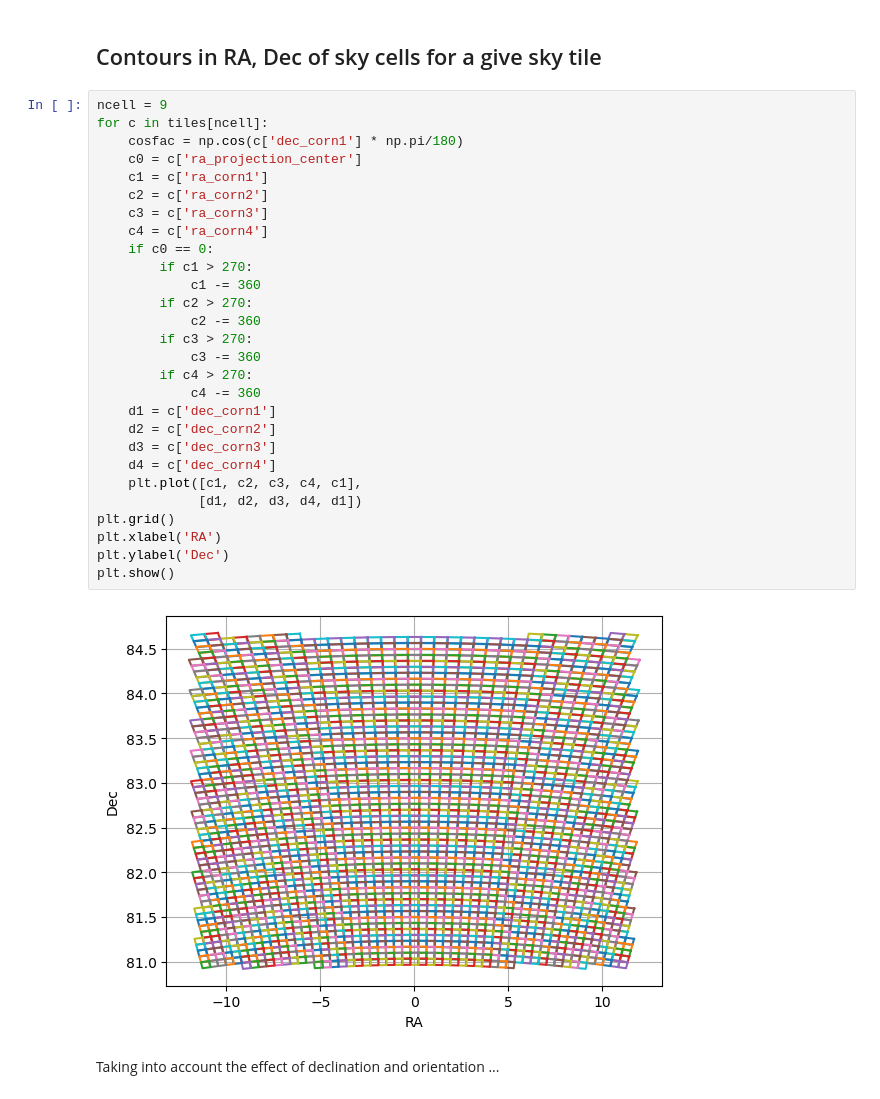
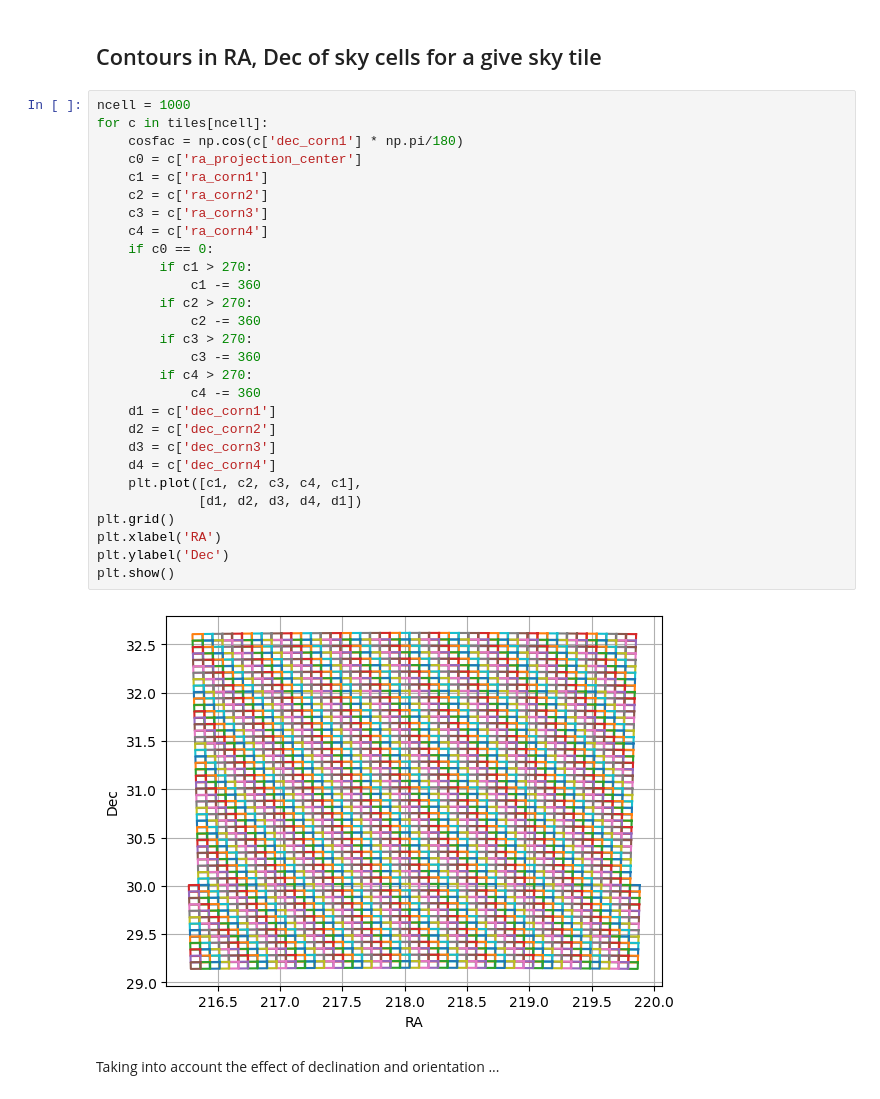
Before and after one commit to spacetelescope/skymap, a Jupyter notebook: notebook/Tiles.ipynb, the cells around one changed output. Drawn from its saved outputs; the diff is of its cells as text.

```diff
--- a/notebook/Tiles.ipynb
+++ b/notebook/Tiles.ipynb
@@ -49,35 +49,35 @@ Median number of sky cells:  2385.0
 # %% [markdown]
 ## Contours in RA, Dec of sky cells for a give sky tile
 # %%
-ncell = 9
+ncell = 1000
 for c in tiles[ncell]:
     cosfac = np.cos(c['dec_corn1'] * np.pi/180)
     c0 = c['ra_projection_center']
     c1 = c['ra_corn1']
     c2 = c['ra_corn2']
     c3 = c['ra_corn3']
     c4 = c['ra_corn4']
     if c0 == 0:
         if c1 > 270:
             c1 -= 360
         if c2 > 270:
             c2 -= 360
         if c3 > 270:
             c3 -= 360
         if c4 > 270:
             c4 -= 360
     d1 = c['dec_corn1']
     d2 = c['dec_corn2']
     d3 = c['dec_corn3']
     d4 = c['dec_corn4']
     plt.plot([c1, c2, c3, c4, c1],
              [d1, d2, d3, d4, d1])
 plt.grid()
 plt.xlabel('RA')
 plt.ylabel('Dec')
 plt.show()
 # %% [output]
-[figure, old version]
+[figure, new version]
 # %% [markdown]
 Taking into account the effect of declination and orientation ...
 # %%
```
Also changed, not shown: parts of 10 cells of this notebook, 1 other file.
